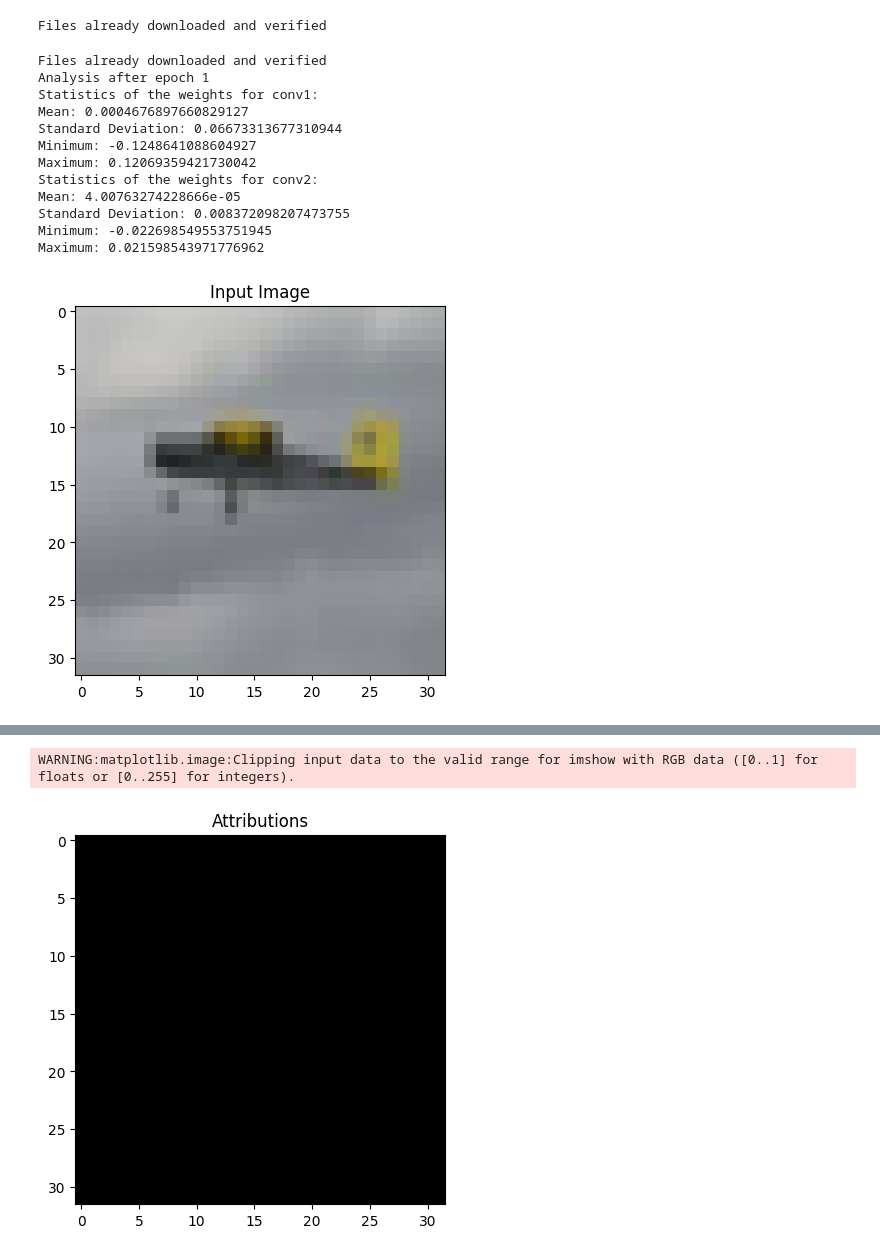
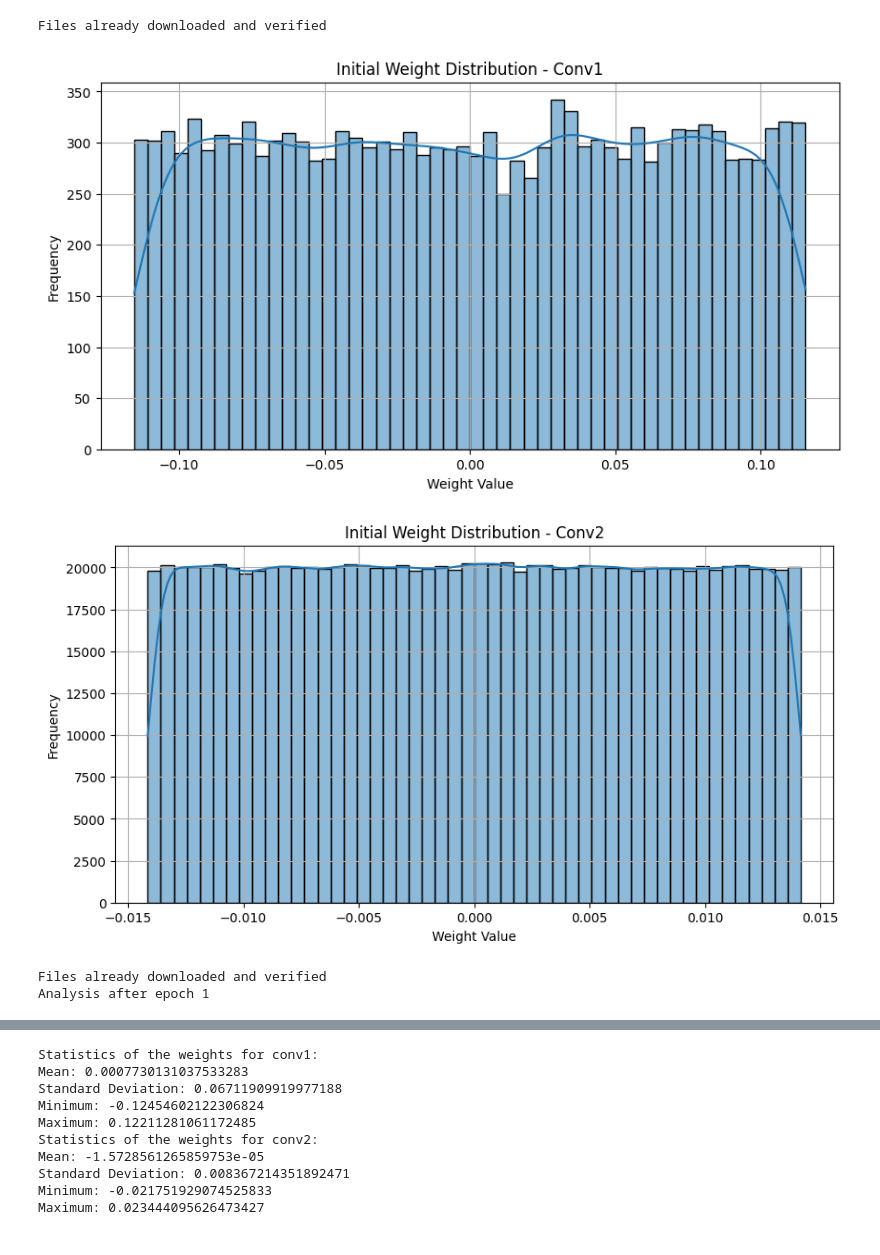
Before and after one commit to ris0801/Generalization-DeepLearning, a Jupyter notebook: CompleteCode_AdvancedProject_CIFAR10.ipynb, the cells around one changed output, grey strips where cells are left out. Cells and saved outputs as stored; diff of their text form; code cells hidden in the pictures.

```diff
--- a/CompleteCode_AdvancedProject_CIFAR10.ipynb
+++ b/CompleteCode_AdvancedProject_CIFAR10.ipynb
@@ -860,7 +788,6 @@ randY_subset_loader = torch.utils.data.DataLoader(randY_subset, batch_size=64, s
 num_initializations = 1
 
 for _ in range(num_initializations):
-
     sample_data, sample_target = next(iter(randY_loader))
     sample_data, sample_target = sample_data.to(device), sample_target.to(device)
     input_image = sample_data[0:1]  # Single image with batch dimension
@@ -873,10 +800,10 @@ for _ in range(num_initializations):
 
     # Visualize initial weight distribution for conv1
     initial_weights_conv1 = model3.conv1.weight.data
-    # plot_weight_distribution(initial_weights_conv1, "Initial Weight Distribution - Conv1")
+    plot_weight_distribution(initial_weights_conv1, "Initial Weight Distribution - Conv1")
     # Visualize initial weight distribution for conv2
     initial_weights_conv2 = model3.conv2.weight.data
-    # plot_weight_distribution(initial_weights_conv2, "Initial Weight Distribution - Conv2")
+    plot_weight_distribution(initial_weights_conv2, "Initial Weight Distribution - Conv2")
     val_dataset = datasets.CIFAR10(root='./data', train=False, transform=transform, download=True)
     val_loader = torch.utils.data.DataLoader(val_dataset, batch_size=64, shuffle=False)
 
@@ -897,7 +824,7 @@ for _ in range(num_initializations):
         with torch.no_grad():
             for data, _ in randY_subset_loader:  # Consider using a subset of data if full dataset is too large
                 data = data.to(device)
-                _ = model1(data)
+                _ = model3(data)
                 for layer_name, activation in model3.activations.items():
                     if layer_name not in activations:
                         activations[layer_name] = []
@@ -912,7 +839,7 @@ for _ in range(num_initializations):
         torch.cuda.empty_cache()
 
         # Save model weights
-        torch.save(model3.state_dict(), f'model_epoch_{epoch+1}.pth')
+        # torch.save(model3.state_dict(), f'model_epoch_{epoch+1}.pth')
 
         # # Save activations
         # model1.eval()
@@ -935,10 +862,10 @@ for _ in range(num_initializations):
 
         # Weight distribution and statistics
         weights = model3.conv1.weight.data
-        # plot_weight_distribution(weights, f"Weight Distribution For Conv1 - Epoch {epoch + 1}")
+        plot_weight_distribution(weights, f"Weight Distribution For Conv1 - Epoch {epoch + 1}")
 
         weightsConv2 = model3.conv2.weight.data
-        # plot_weight_distribution(weightsConv2, f"Weight Distribution For Conv2- Epoch {epoch + 1}")
+        plot_weight_distribution(weightsConv2, f"Weight Distribution For Conv2- Epoch {epoch + 1}")
 
         mean = weights.mean().item()
         std = weights.std().item()
@@ -993,43 +920,34 @@ for _ in range(num_initializations):
         cm = confusion_matrix(y_true, y_pred)
         # plt.figure(figsize=(10, 8))
         # sns.heatmap(cm, annot=True, fmt='d', cmap='Blues', xticklabels=classes, yticklabels=classes)
         # plt.xlabel('Predicted Labels')
         # plt.ylabel('True Labels')
         # plt.title(f'Confusion Matrix - Epoch {epoch + 1}')
         # plt.show()
 
         print("\n")
         print("\n")
 
         # Calculate the probabilities
         class_probabilities = np.diag(cm) / np.sum(cm, axis=1)
         # Sorting the probabilities along with the class names
         sorted_indices = np.argsort(class_probabilities)
         sorted_classes = np.array(classes)[sorted_indices]
         sorted_probabilities = np.array(class_probabilities)[sorted_indices]
         # Plotting the histogram in sorted order
         plt.bar(sorted_classes, sorted_probabilities)
         plt.xlabel('Class Names')
         plt.ylabel('Probability of Correct Prediction')
         plt.title('Probability Histogram for Each Class (Sorted)')
         plt.ylim(0, 1)  # Set y-axis limit to [0, 1] as probabilities range between 0 and 1
         plt.xticks(rotation=45)  # Rotate class names for better readability
         plt.show()
         accuracy = calculate_accuracy(model3, val_loader)
         print("\n")
         print(f'Accuracy on the test set after the final epoch: {accuracy * 100:.2f}%')
       scheduler.step()
 # %% [output]
+[figure, new version]
+[figure, new version]
 Files already downloaded and verified
 Analysis after epoch 1
-Statistics of the weights for conv1:
-Mean: 0.0004676897660829127
-Standard Deviation: 0.06673313677310944
-Minimum: -0.1248641088604927
-Maximum: 0.12069359421730042
-Statistics of the weights for conv2:
-Mean: 4.00763274228666e-05
-Standard Deviation: 0.008372098207473755
-Minimum: -0.022698549553751945
-Maximum: 0.021598543971776962
-[figure, old version]
@@ -1036,2 +956,10 @@ Maximum: 0.021598543971776962
-WARNING:matplotlib.image:Clipping input data to the valid range for imshow with RGB data ([0..1] for floats or [0..255] for integers).
+Statistics of the weights for conv1:
+Mean: 0.0007730131037533283
+Standard Deviation: 0.06711909919977188
+Minimum: -0.12454602122306824
+Maximum: 0.12211281061172485
+Statistics of the weights for conv2:
+Mean: -1.5728561265859753e-05
+Standard Deviation: 0.008367214351892471
+Minimum: -0.021751929074525833
+Maximum: 0.023444095626473427
-[figure, old version]
```
Also changed, not shown: parts of 22 cells of this notebook.
